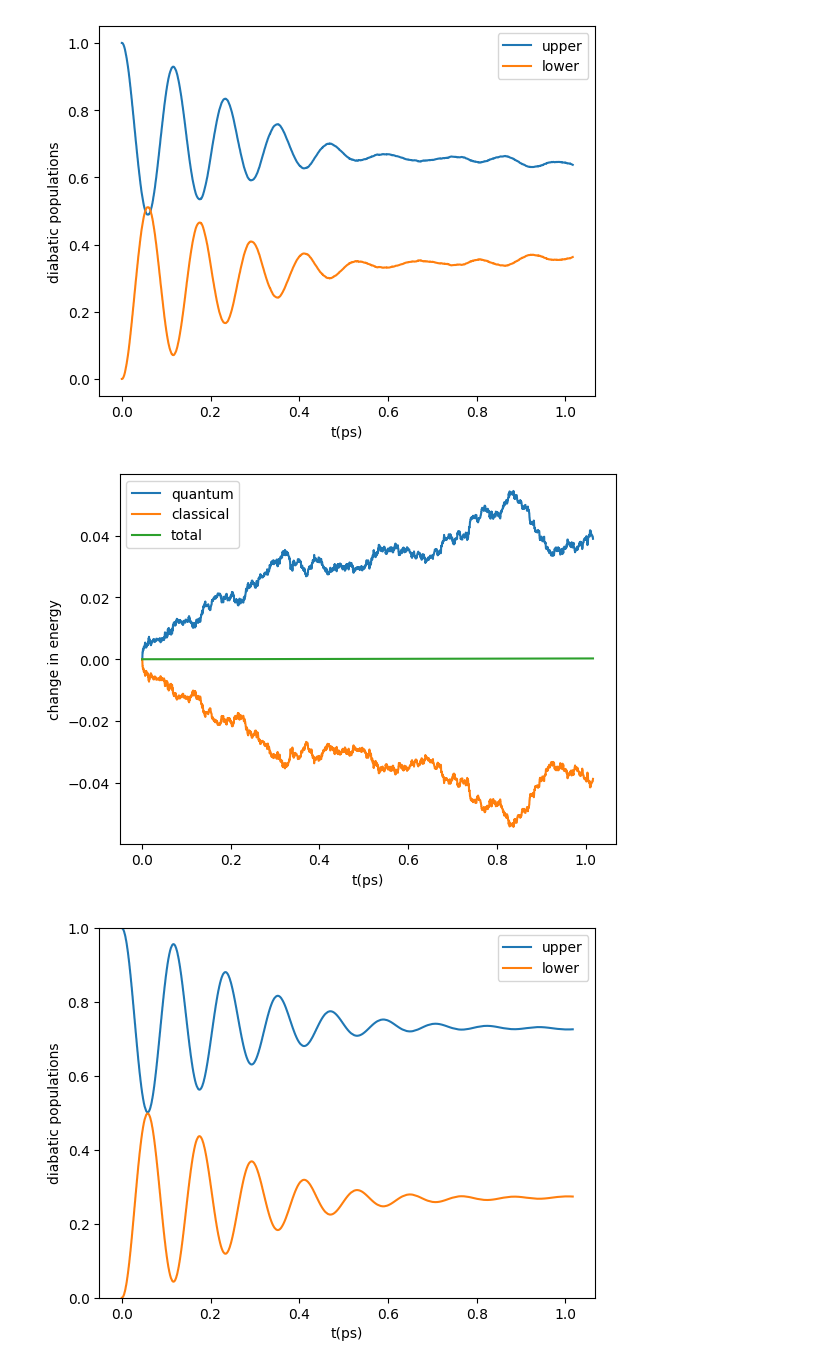
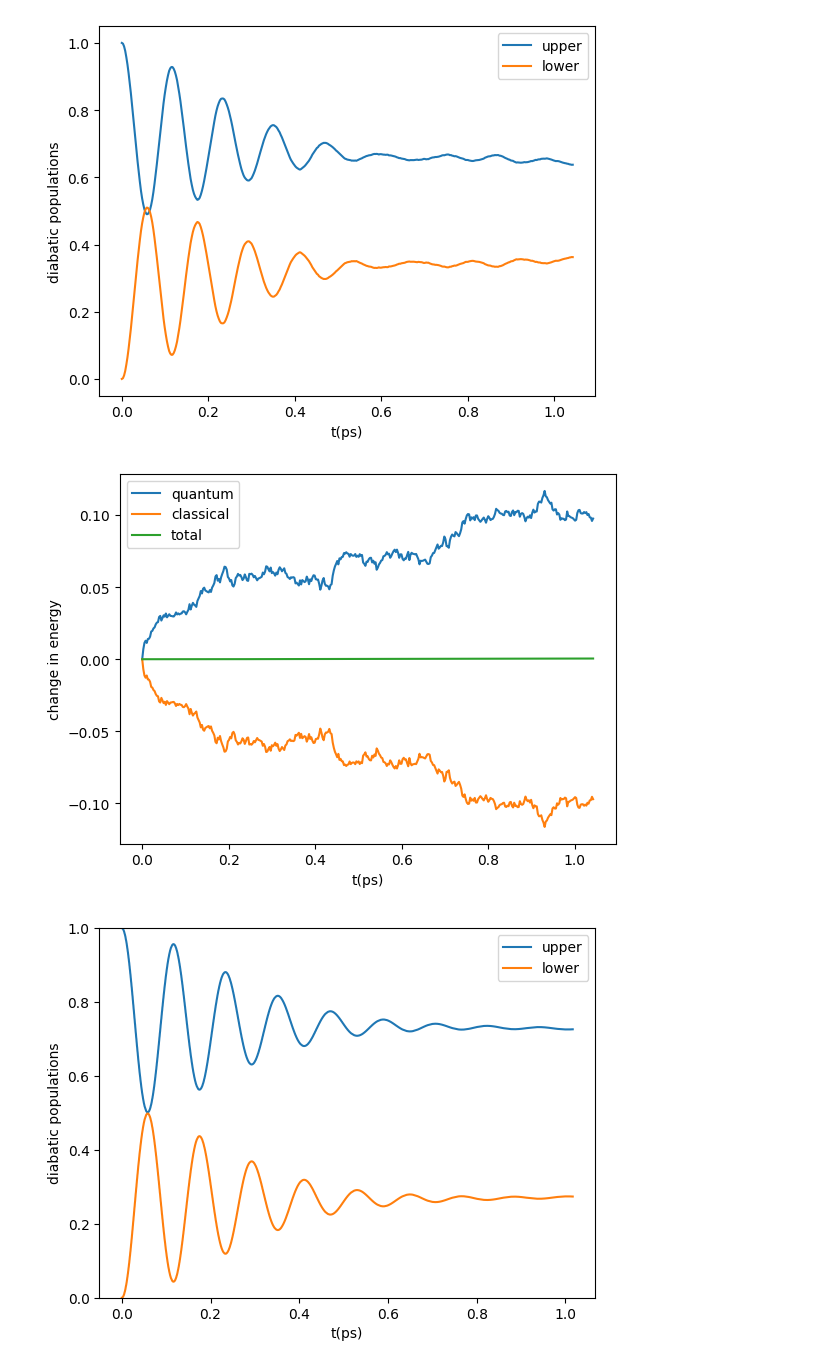
Before and after one commit to tempelaar-team/qclab-dev, a Jupyter notebook: examples/spin_boson_examples.ipynb, the cells around one changed output. Drawn from its saved outputs; the diff is of its cells as text; code cells hidden in the pictures.

```diff
--- a/examples/spin_boson_examples.ipynb
+++ b/examples/spin_boson_examples.ipynb
@@ -14,23 +4,26 @@ import matplotlib.pyplot as plt
 # import the Spin-Boson Model Simulation Class
 from qclab.models.spin_boson import SpinBosonModel
 # import the mean-field dynamics Algorithm Class
-from qclab.algorithms.fssh import FewestSwitchesSurfaceHoppingDynamics
-# import the parallel driver
-from qclab.drivers.ray_driver import dynamics_parallel_ray
+from qclab.recipes import FewestSwitchesSurfaceHoppingDynamicsRecipe
+# import the serial driver
+from qclab.drivers.serial_driver import dynamics_serial
+# import the simulation data class
+import qclab.simulation as simulation
 
 input_params = dict(temp = 1, V=0.5, E=0.5, A=100, W=0.1, l=0.02/4)
 sim = SpinBosonModel(input_params = input_params)
 
 sim.num_trajs = 200
-sim.tmax=int(1/0.0260677)+1
-sim.dt_output=0.01
-sim.dt=1/(10*sim.w[-1])
+sim.tmax=40
+sim.dt_output=0.1
+sim.dt=0.01
 
 sim.wf_db = np.zeros((sim.num_states),dtype=complex)
 sim.wf_db[0] = 1
 
+recipe_FSSH = FewestSwitchesSurfaceHoppingDynamicsRecipe(sim)
+
 num_seeds = 10*sim.num_trajs
 seeds = np.arange(0, num_seeds)
 
-ncpus = 8 # for a machine with 8 processors
-data_spin_boson_mf = dynamics_parallel_ray(algorithm = FewestSwitchesSurfaceHoppingDynamics, sim = sim, seeds = seeds, ncpus=ncpus, data = simulation.Data())
+data_fssh = dynamics_serial(recipe=recipe_FSSH, sim = sim, seeds = seeds, ncpus=1, data = simulation.Data())
@@ -55,28 +30,28 @@ data_spin_boson_mf = dynamics_parallel_ray(algorithm = FewestSwitchesSurfaceHopp
 # %%
 ntraj =  num_seeds
-pops_mf = np.real(np.einsum('nii->ni',data_spin_boson_mf.data_dic['dm_db']))/ntraj
-t_ps = data_spin_boson_mf.data_dic['t'] * 0.0260677 /ntraj
-e_q = data_spin_boson_mf.data_dic['e_q']/ntraj
-e_c = data_spin_boson_mf.data_dic['e_c']/ntraj
+pops_mf = np.real(np.einsum('nii->ni',data_fssh.data_dic['dm_db']))/ntraj
+t_ps = data_fssh.data_dic['t'] * 0.0260677 /ntraj
+e_q = data_fssh.data_dic['e_q']/ntraj
+e_c = data_fssh.data_dic['e_c']/ntraj
 
 plt.plot(t_ps, pops_mf[:,0], label='upper')
 plt.plot(t_ps, pops_mf[:,1], label='lower')
 plt.ylabel('diabatic populations')
 plt.xlabel('t(ps)')
 plt.legend()
 #plt.ylim([0,1])
 plt.show()
 
 plt.plot(t_ps, e_q - e_q[0], label='quantum')
 plt.plot(t_ps, e_c - e_c[0], label='classical')
 plt.plot(t_ps, e_c - e_c[0] + e_q - e_q[0], label='total')
 plt.ylabel('change in energy')
 plt.xlabel('t(ps)')
 plt.legend()
 plt.show()
 # %% [output]
-[figure, old version]
+[figure, new version]
-[figure, old version]
+[figure, new version]
 # %%
 import numpy as np
 import matplotlib.pyplot as plt
```
Also changed, not shown: parts of 2 cells of this notebook, 1 other file.
